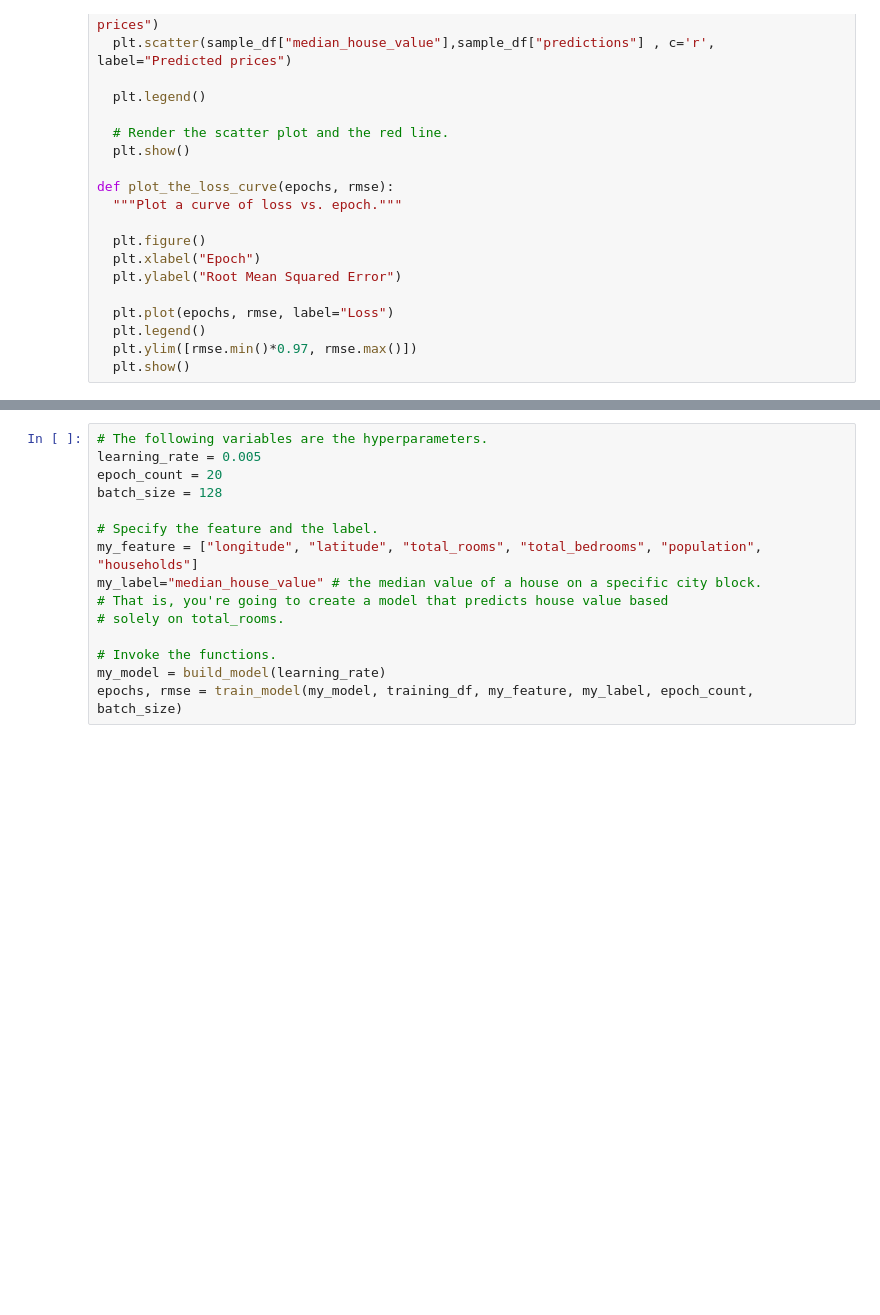
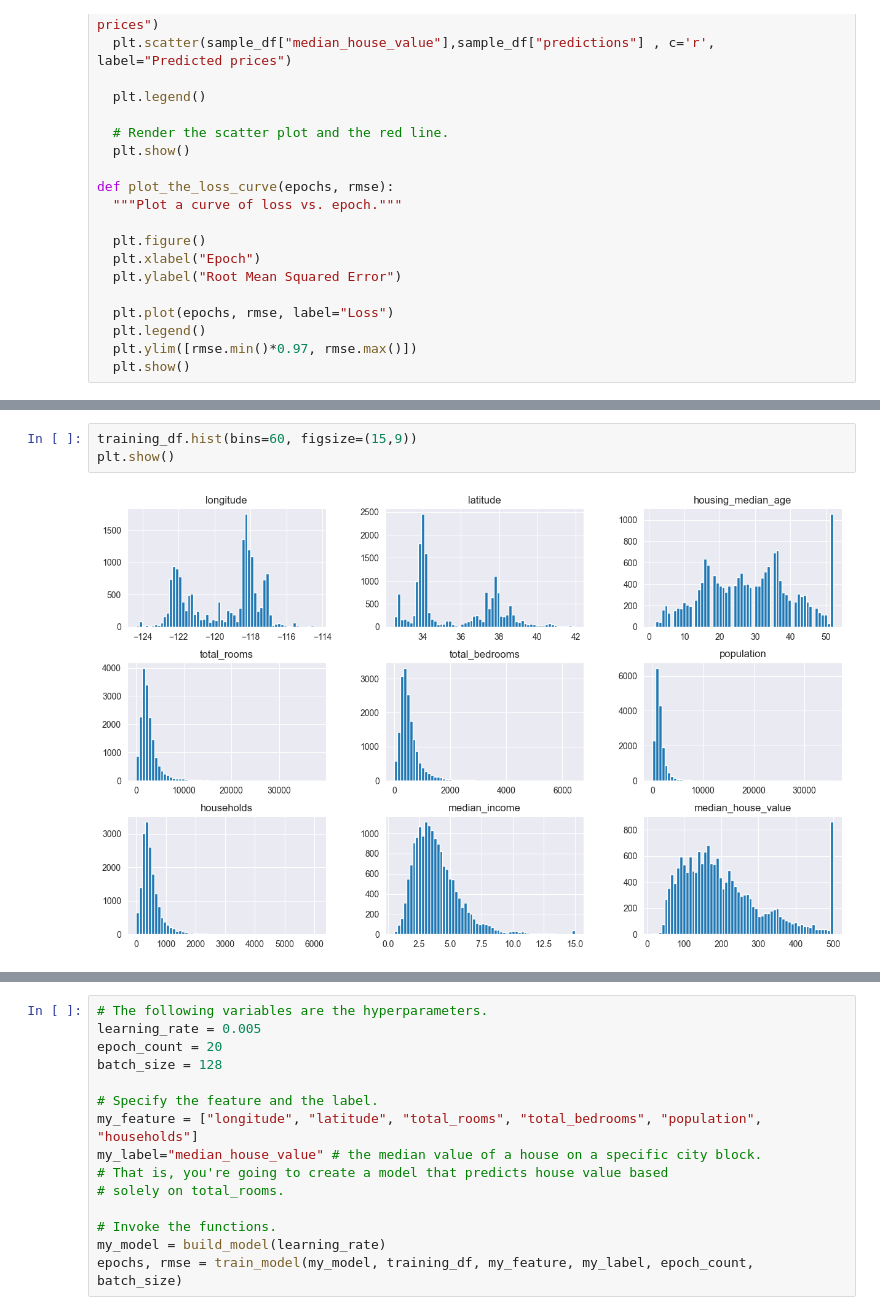
Before and after one commit to harcipulyka/ml, a Jupyter notebook: 2test_mutli_feature.ipynb, the cells around one changed output, grey strips where cells are left out. Drawn from its saved outputs; the diff is of its cells as text; blank space fills up the shorter version.

```diff
--- a/2test_mutli_feature.ipynb
+++ b/2test_mutli_feature.ipynb
@@ -120,0 +120,5 @@ plot_df_corr(training_df)
+# %%
+training_df.hist(bins=60, figsize=(15,9))
+plt.show()
+# %% [output]
+[figure, added]
```
Also changed, not shown: parts of 5 cells of this notebook.
